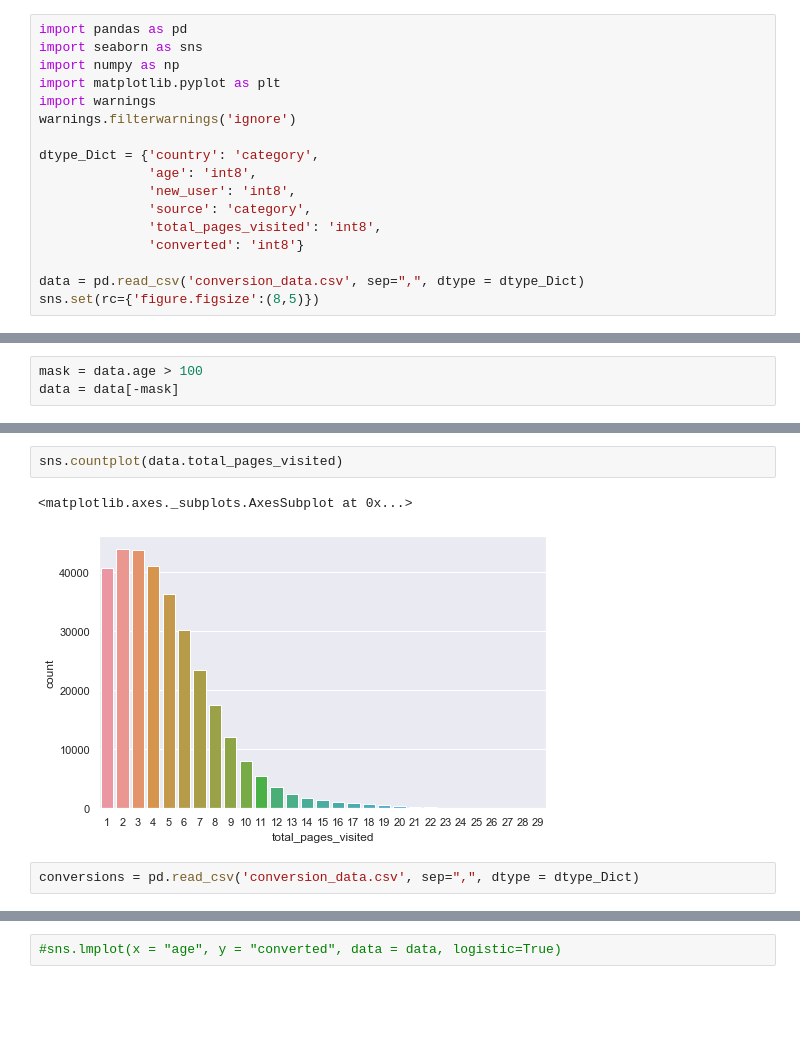
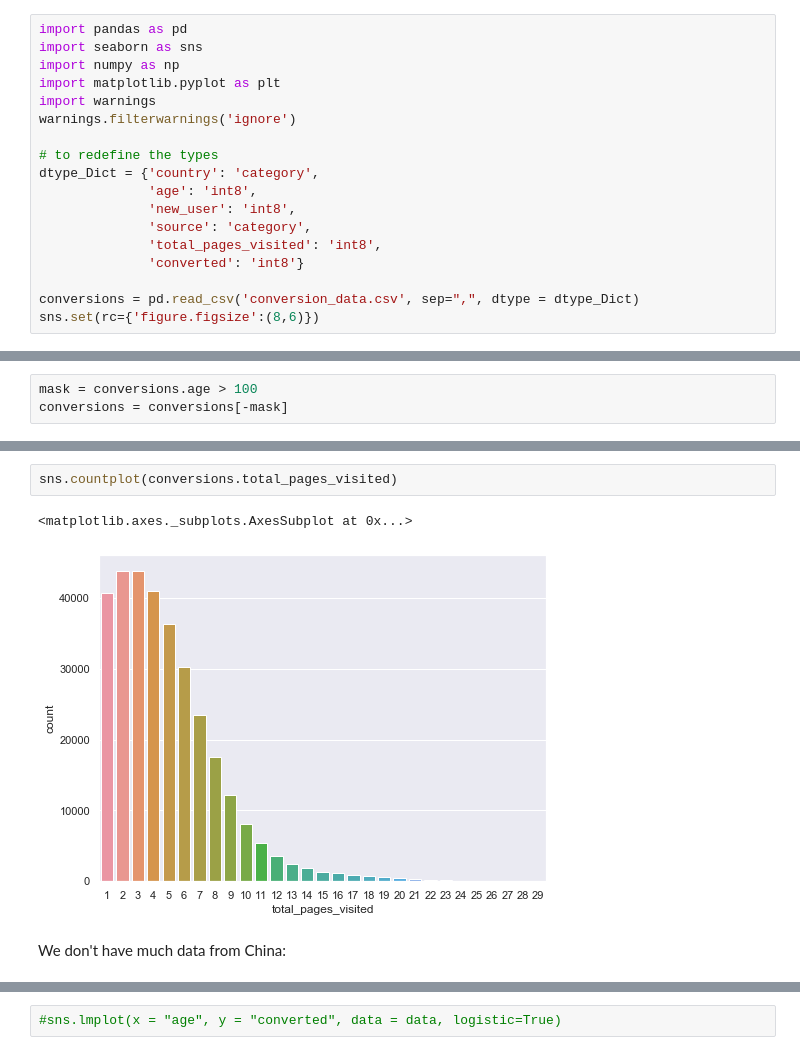
Before and after one commit to carlocis/ML_projects, a Jupyter notebook: S0.4 -- Supervised ML - Decision_Tree-Random_Forest/Random_Forest/Conversion_Rate/Conversion_Rate_Ex.ipynb, the cells around one changed output, grey strips where cells are left out. Saved outputs shown, nothing was run; the diff lists cells and outputs as text; blank space fills up the shorter version.

Commit message:
Completed conversion rate exercise

```diff
--- a/S0.4 -- Supervised ML - Decision_Tree-Random_Forest/Random_Forest/Conversion_Rate/Conversion_Rate_Ex.ipynb
+++ b/S0.4 -- Supervised ML - Decision_Tree-Random_Forest/Random_Forest/Conversion_Rate/Conversion_Rate_Ex.ipynb
@@ -6,6 +28,7 @@ import matplotlib.pyplot as plt
 import warnings
 warnings.filterwarnings('ignore')
 
+# to redefine the types
 dtype_Dict = {'country': 'category',
               'age': 'int8',
               'new_user': 'int8',
@@ -13,6 +36,6 @@ dtype_Dict = {'country': 'category',
               'total_pages_visited': 'int8',
               'converted': 'int8'}
 
-data = pd.read_csv('conversion_data.csv', sep=",", dtype = dtype_Dict)
-sns.set(rc={'figure.figsize':(8,5)})
+conversions = pd.read_csv('conversion_data.csv', sep=",", dtype = dtype_Dict)
+sns.set(rc={'figure.figsize':(8,6)})
 # %%
@@ -76,3 +109,3 @@ data.groupby(['country']).count()
 # %%
-mask = data.age > 100
-data = data[-mask]
+mask = conversions.age > 100
+conversions = conversions[-mask]
@@ -89,10 +121,10 @@ sns.boxplot(data.age)
 # %%
-sns.countplot(data.total_pages_visited)
+sns.countplot(conversions.total_pages_visited)
 # %% [output]
 <matplotlib.axes._subplots.AxesSubplot at 0x...>
-[figure, old version]
+[figure, new version]
-# %%
-conversions = pd.read_csv('conversion_data.csv', sep=",", dtype = dtype_Dict)
+# %% [markdown]
+We don't have much data from China:
 # %%
 sns.countplot(conversions.country)
 # %% [output]
```
Also changed, not shown: parts of 65 cells of this notebook.
